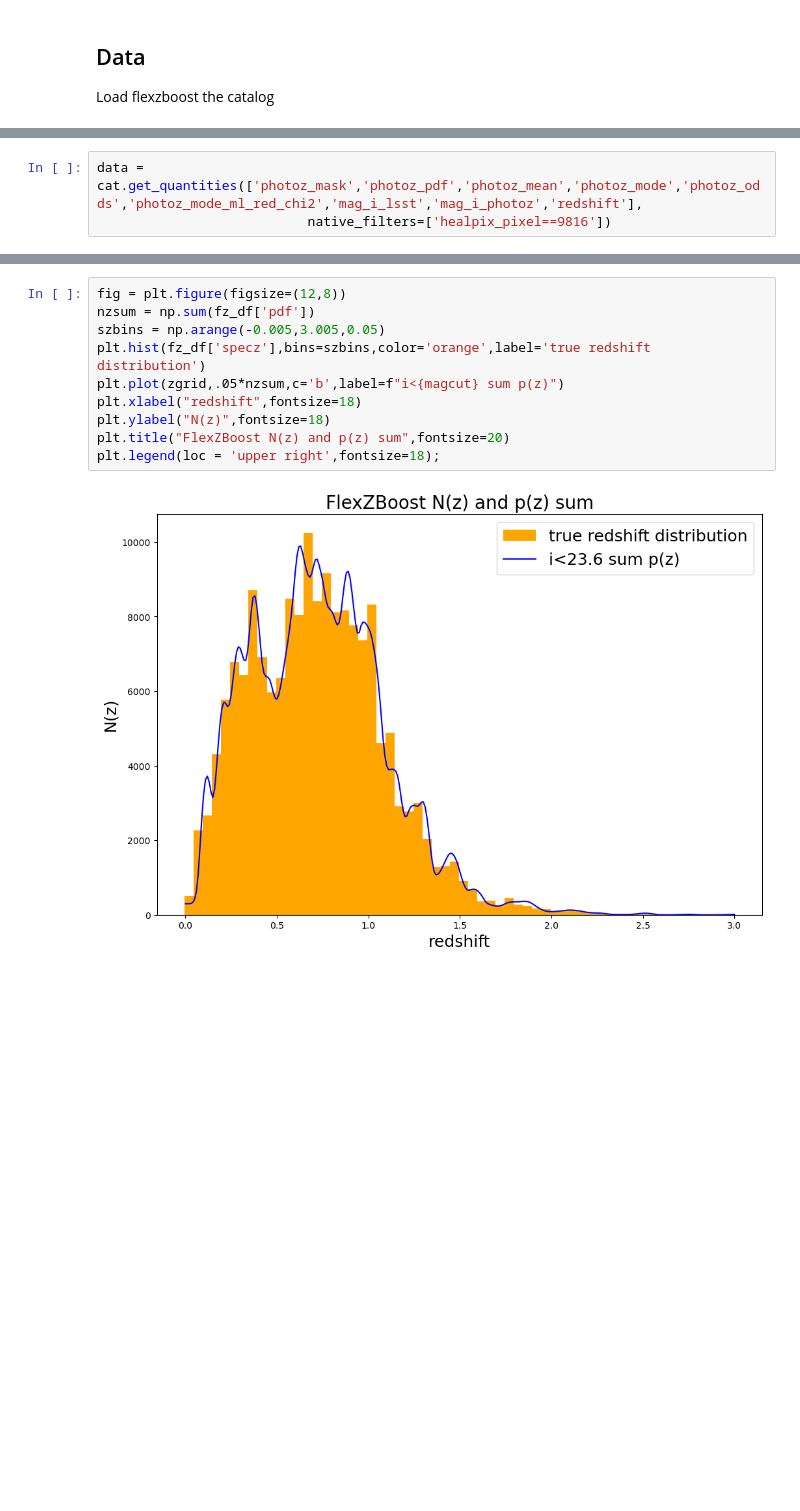
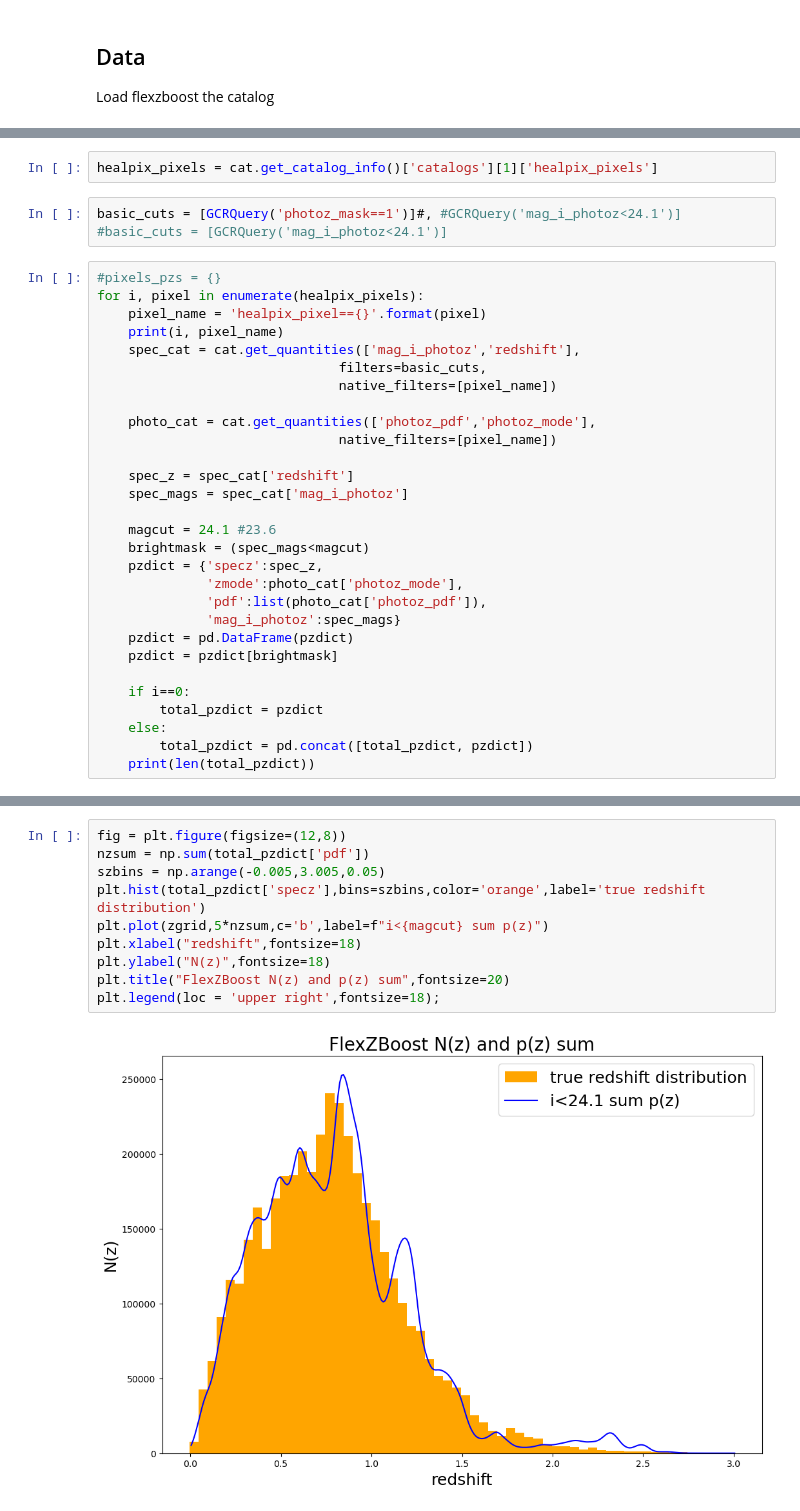
Before and after one commit to JaimeRZP/DC2-analysis, a Jupyter notebook: cosmodc_realizations.ipynb, the cells around one changed output, grey strips where cells are left out. Saved outputs shown, nothing was run; the diff lists cells and outputs as text; blank space fills up the shorter version.

```diff
--- a/cosmodc_realizations.ipynb
+++ b/cosmodc_realizations.ipynb
@@ -23,3 +26,34 @@ Wall time: 54.8 s
+# %%
+healpix_pixels = cat.get_catalog_info()['catalogs'][1]['healpix_pixels']
+# %%
+basic_cuts = [GCRQuery('photoz_mask==1')]#, #GCRQuery('mag_i_photoz<24.1')]
+#basic_cuts = [GCRQuery('mag_i_photoz<24.1')]
 # %%
-data = cat.get_quantities(['photoz_mask','photoz_pdf','photoz_mean','photoz_mode','photoz_odds','photoz_mode_ml_red_chi2','mag_i_lsst','mag_i_photoz','redshift'],
-                           native_filters=['healpix_pixel==9816'])
+#pixels_pzs = {}
+for i, pixel in enumerate(healpix_pixels):
+    pixel_name = 'healpix_pixel=={}'.format(pixel)
+    print(i, pixel_name)
+    spec_cat = cat.get_quantities(['mag_i_photoz','redshift'],
+                               filters=basic_cuts,
+                               native_filters=[pixel_name])
+
+    photo_cat = cat.get_quantities(['photoz_pdf','photoz_mode'],
+                               native_filters=[pixel_name])
+
+    spec_z = spec_cat['redshift']
+    spec_mags = spec_cat['mag_i_photoz']
+
+    magcut = 24.1 #23.6
+    brightmask = (spec_mags<magcut)
+    pzdict = {'specz':spec_z,
+              'zmode':photo_cat['photoz_mode'],
+              'pdf':list(photo_cat['photoz_pdf']),
+              'mag_i_photoz':spec_mags}
+    pzdict = pd.DataFrame(pzdict)
+    pzdict = pzdict[brightmask]
+
+    if i==0:
+        total_pzdict = pzdict
+    else:
+        total_pzdict = pd.concat([total_pzdict, pzdict])
+    print(len(total_pzdict))
@@ -51,13 +78,13 @@ zgrid = cat.photoz_pdf_bin_centers
 # %%
 fig = plt.figure(figsize=(12,8))
-nzsum = np.sum(fz_df['pdf'])
+nzsum = np.sum(total_pzdict['pdf'])
 szbins = np.arange(-0.005,3.005,0.05)
-plt.hist(fz_df['specz'],bins=szbins,color='orange',label='true redshift distribution')
-plt.plot(zgrid,.05*nzsum,c='b',label=f"i<{magcut} sum p(z)")
+plt.hist(total_pzdict['specz'],bins=szbins,color='orange',label='true redshift distribution')
+plt.plot(zgrid,5*nzsum,c='b',label=f"i<{magcut} sum p(z)")
 plt.xlabel("redshift",fontsize=18)
 plt.ylabel("N(z)",fontsize=18)
 plt.title("FlexZBoost N(z) and p(z) sum",fontsize=20)
 plt.legend(loc = 'upper right',fontsize=18);
 # %% [output]
-[figure, old version]
+[figure, new version]
 # %% [markdown]
```
Also changed, not shown: parts of 23 cells of this notebook.
